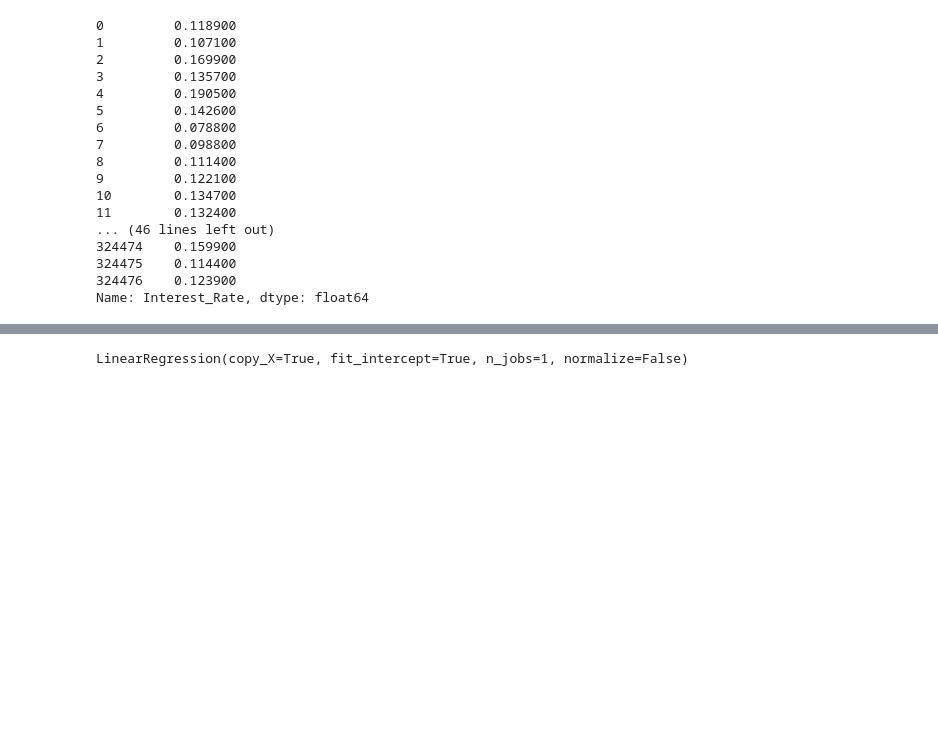
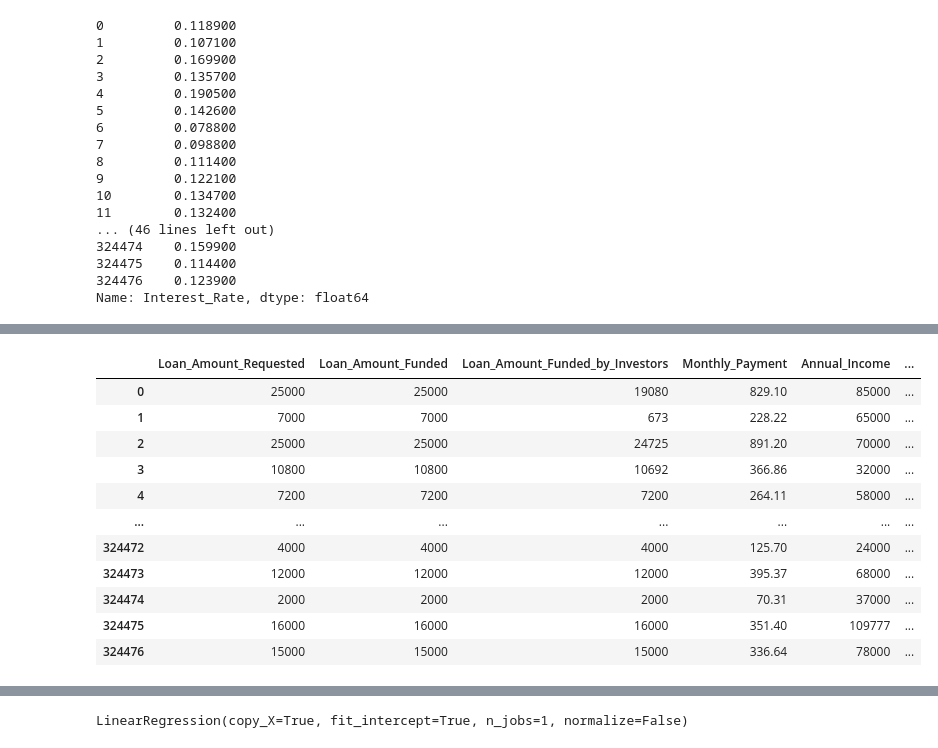
Before and after one commit to davidreyling/csc570-data-science, a Jupyter notebook: Reyling kaggle midterm.ipynb, the cells around one changed output, grey strips where cells are left out. Saved outputs shown, nothing was run; the diff lists cells and outputs as text; code cells hidden in the pictures; blank space fills up the shorter version.

```diff
--- a/Reyling kaggle midterm(1).ipynb
+++ b/Reyling kaggle midterm.ipynb
@@ -226,3 +249,42 @@ X_train
+# %%
+dummies = pd.get_dummies(X_train['Sub_Loan_Grade'], prefix='Sub_Loan_Grade')
+X_train = pd.concat([X_train, dummies], axis=1)
+X_train.drop(['Sub_Loan_Grade'], axis=1, inplace=True)
+X_train.drop(['Sub_Loan_Grade_0'], axis=1, inplace=True)
+# %%
+dummies = pd.get_dummies(X_train['Length_Employed'], prefix='Length_Employed')
+X_train = pd.concat([X_train, dummies], axis=1)
+X_train.drop(['Length_Employed'], axis=1, inplace=True)
+X_train.drop(['Length_Employed_1 year'], axis=1, inplace=True)
+# %%
+dummies = pd.get_dummies(X_train['Home_Owner?'], prefix='Home_Owner')
+X_train = pd.concat([X_train, dummies], axis=1)
+X_train.drop(['Home_Owner?'], axis=1, inplace=True)
+X_train.drop(['Home_Owner_0'], axis=1, inplace=True)
+# %%
+dummies = pd.get_dummies(X_train['Payment_Plan_Ind'], prefix='Payment_Plan')
+X_train = pd.concat([X_train, dummies], axis=1)
+X_train.drop(['Payment_Plan_Ind'], axis=1, inplace=True)
+X_train.drop(['Payment_Plan_n'], axis=1, inplace=True)
+# %%
+def printall(X, max_rows=10):
+    from IPython.display import display, HTML
+    display(HTML(X.to_html(max_rows=max_rows)))
+
+printall(X_train)
+# %% [output]
+|  | Loan_Amount_Requested | Loan_Amount_Funded | Loan_Amount_Funded_by_Investors | Monthly_Payment | Annual_Income | ... |
+| 0 | 25000 | 25000 | 19080 | 829.10 | 85000 | ... |
+| 1 | 7000 | 7000 | 673 | 228.22 | 65000 | ... |
+| 2 | 25000 | 25000 | 24725 | 891.20 | 70000 | ... |
+| 3 | 10800 | 10800 | 10692 | 366.86 | 32000 | ... |
+| 4 | 7200 | 7200 | 7200 | 264.11 | 58000 | ... |
+| ... | ... | ... | ... | ... | ... | ... |
+| 324472 | 4000 | 4000 | 4000 | 125.70 | 24000 | ... |
+| 324473 | 12000 | 12000 | 12000 | 395.37 | 68000 | ... |
+| 324474 | 2000 | 2000 | 2000 | 70.31 | 37000 | ... |
+| 324475 | 16000 | 16000 | 16000 | 351.40 | 109777 | ... |
+| 324476 | 15000 | 15000 | 15000 | 336.64 | 78000 | ... |
 # %%
 scaler = StandardScaler()
 X_train = scaler.fit_transform(X_train)
```
Also changed, not shown: parts of 45 cells of this notebook.
